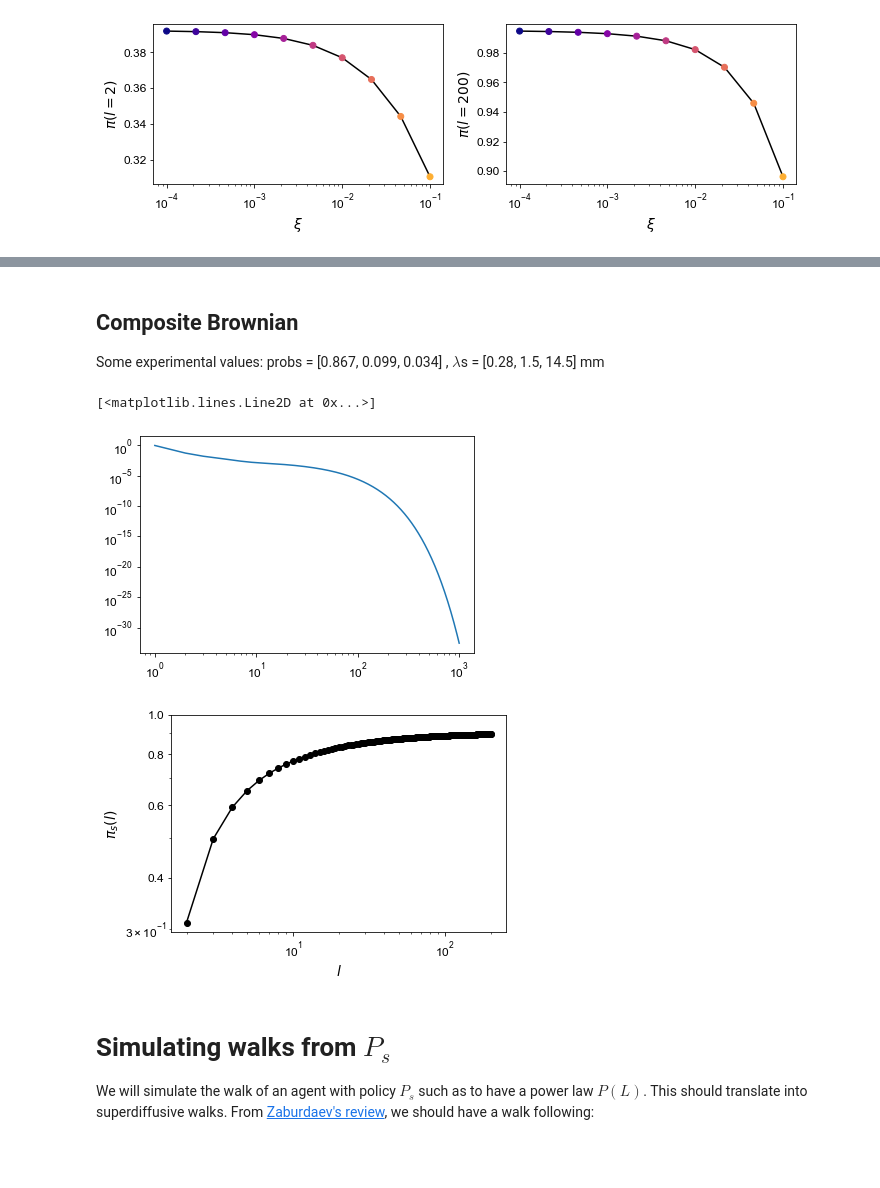
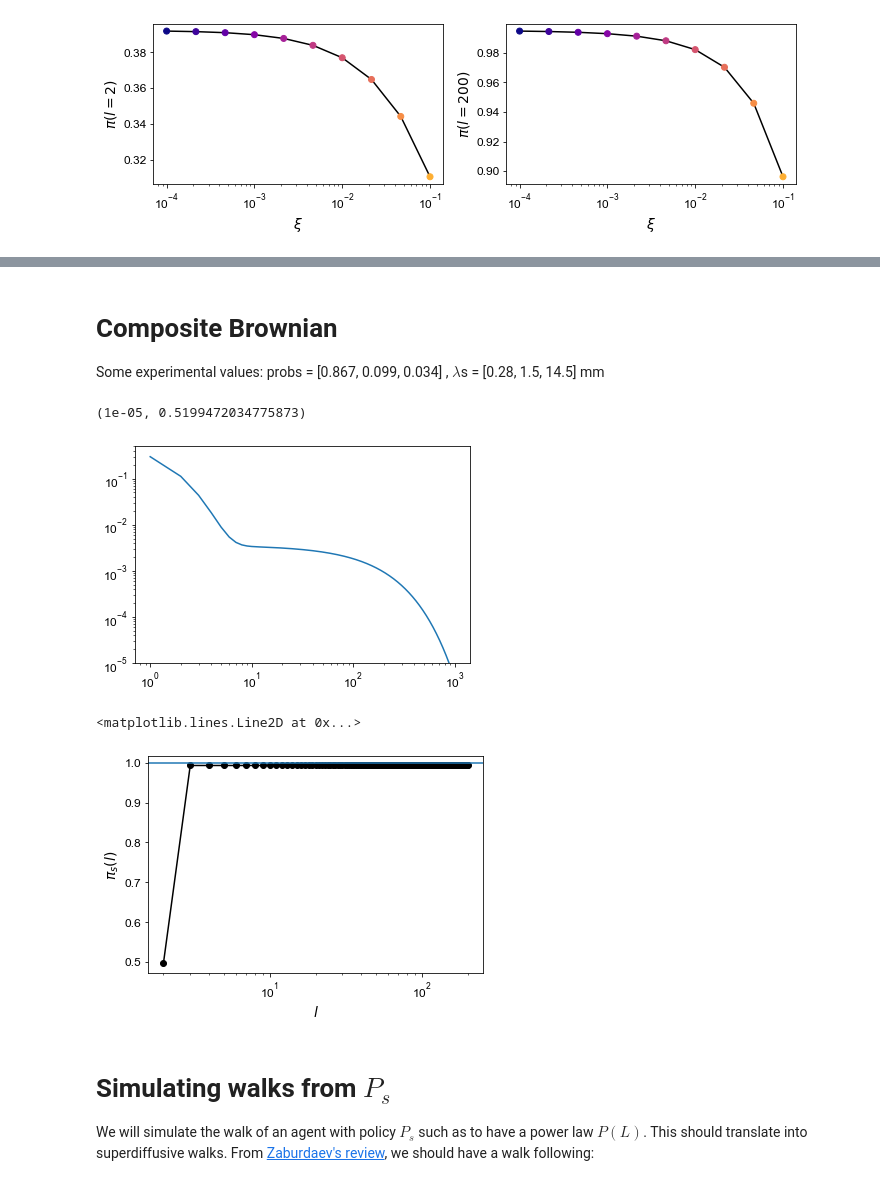
Before and after one commit to gorkamunoz/rl_opts, a Jupyter notebook: nbs/theoretical_policy.ipynb, the cells around one changed output, grey strips where cells are left out. Drawn from its saved outputs; the diff is of its cells as text; code cells hidden in the pictures; blank space fills up the shorter version.

```diff
--- a/nbs/theoretical_policy.ipynb
+++ b/nbs/theoretical_policy.ipynb
@@ -107,3 +107,8 @@ ax.yaxis.set_minor_formatter(NullFormatter())
 add_colorbar(alphas, ax, r'$\alpha$')
 # %% [output]
 [figure]
+# %%
+ps_0 = []
+alphas = np.linspace(0.01, 2, 50)
+for alpha in alphas:
+    ps_0.append(get_ps(2, alpha = alpha, ps_0 = 1)[-1])
@@ -258,5 +265,0 @@ L
-# %%
-L = 100
-ps_exp = ps_exp_cutoff(int(L), alpha = -1, xi = xi, ps_0 = 1)
-plt.plot(np.arange(2, L+1), ps_exp[1:])
-plt.ylim(0.85,0.95)
@@ -266,5 +266,5 @@ plt.ylim(0.85,0.95)
 # %% [markdown]
-## Composite Brownian
+# Composite Brownian
 
 Some experimental values: probs = [0.867, 0.099, 0.034] , $\lambda$s = [0.28, 1.5, 14.5] mm
 # %%
@@ -277,19 +277,20 @@ def prob_L_composite(L, num_modes = 3, lambdas = None, probs = None, l0 = 0):
 
     return np.sum((probs)*(np.exp(1/lambdas)-1)*np.exp(-L/lambdas))
 # %%
-probs = [0.867, 0.099, 0.034]
+probs = [0.867, 0.99]
 probs/= np.sum(probs)
-lambdas = np.array([0.28, 1.5, 14.5])
+lambdas = np.array([1,150])
 
 Ls = np.arange(1, 1000).astype(float)
 p_l = np.zeros_like(Ls).astype(float)
 for idxl, L in enumerate(Ls):
-    p_l[idxl] = prob_composite(L, lambdas = lambdas, probs = probs)
+    p_l[idxl] = prob_L_composite(L, lambdas = lambdas, probs = probs)
 # %%
 plt.loglog(Ls, p_l)
+plt.ylim(ymin = 1e-5)
 # %% [output]
-[<matplotlib.lines.Line2D at 0x...>]
+(1e-05, 0.5199472034775873)
-[figure, old version]
+[figure, new version]
 # %%
 from scipy.special import zeta
 
@@ -303,32 +304,33 @@ def get_ps_composite(L, lambdas = None, probs = None, ps_0 = 1):
         # product
         prod = np.prod(ps[:l-1])
         # P(L-1)
-        p_lm1 = prob_composite(l-1, lambdas = lambdas, probs = probs)
+        p_lm1 = prob_L_composite(l-1, lambdas = lambdas, probs = probs)
         # all together
         ps[l-1] = 1-p_lm1/prod
 
     return ps
 # %%
 L = 200
-probs = [0.867, 0.099, 0.034]
+probs = [0.5, 0.5]
 probs/= np.sum(probs)
-lambdas = np.array([0.28, 1.5, 14.5])
+lambdas = np.array([0.01,150])
 
-colors = plt.cm.plasma(np.linspace(0,1,len(betas)+2))
+colors = plt.cm.plasma(np.linspace(0,1,6+2))
 
 
 
 ps_composite = get_ps_composite(L, lambdas = lambdas, probs = probs)
 
 
 _, ax = plt.subplots()
-ax.loglog(np.arange(2, L+1), ps[idx, 1:], '-o', c = 'k')
+ax.plot(np.arange(2, L+1), ps_composite[1:], '-o', c = 'k')
 
 plt.setp(ax, xlabel =r'$l$', ylabel = r'$\pi_s(l)$',
-         yticks = np.round(np.arange(0.4, 1.01, 0.2),1),
-         yticklabels = np.round(np.arange(0.4, 1.01, 0.2),1).astype(str)) ;
+         xscale = 'log') ;
+ax.axhline(1)
 # %% [output]
+<matplotlib.lines.Line2D at 0x...>
-[figure, old version]
+[figure, new version]
 # %% [markdown]
 # Simulating walks from $P_s$
 We will simulate the walk of an agent with policy $P_s$ such as to have a power law $P(L)$. This should translate into superdiffusive walks. From [Zaburdaev's review](https://journals.aps.org/rmp/abstract/10.1103/RevModPhys.87.483), we should have a walk following:
```
Also changed, not shown: parts of 22 cells of this notebook, 13 other files.
